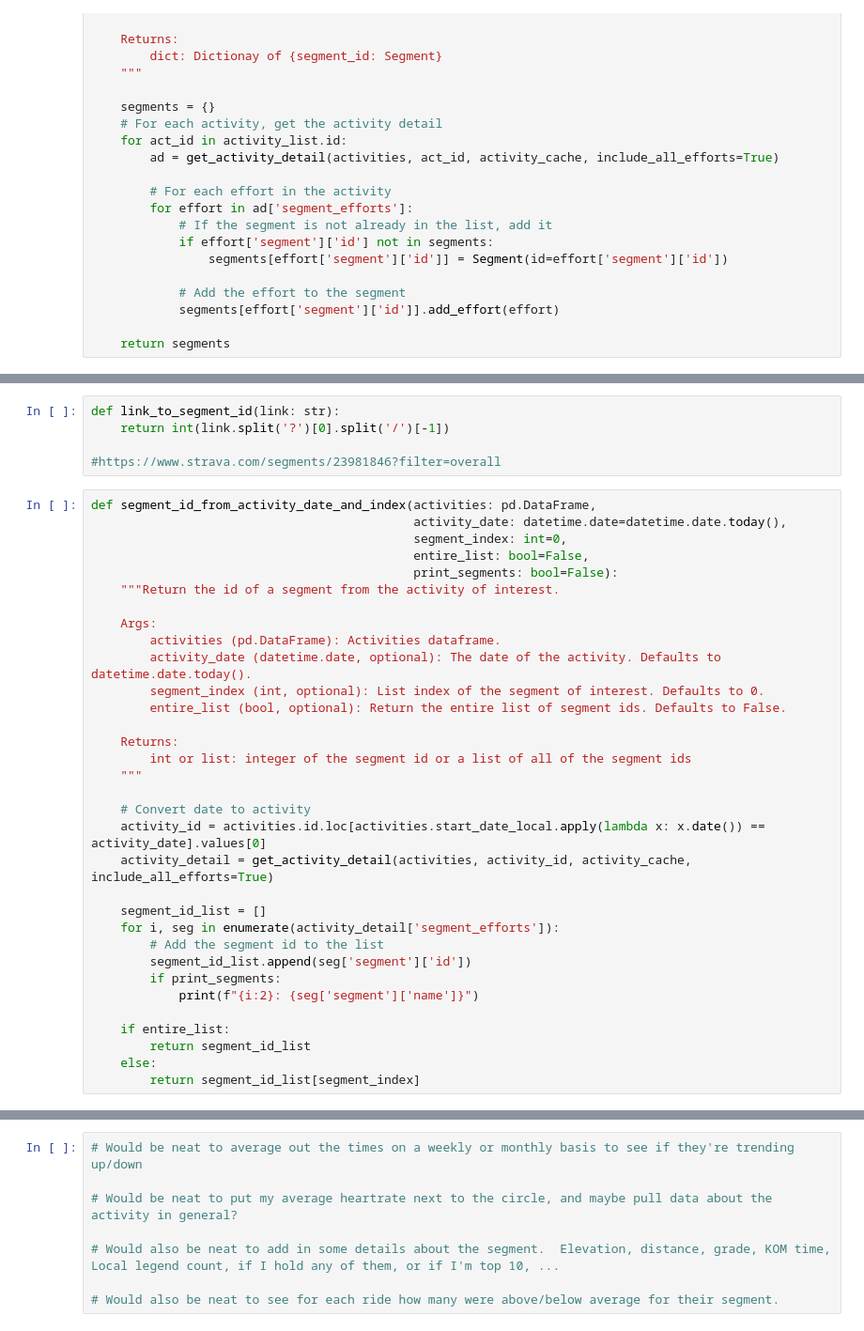
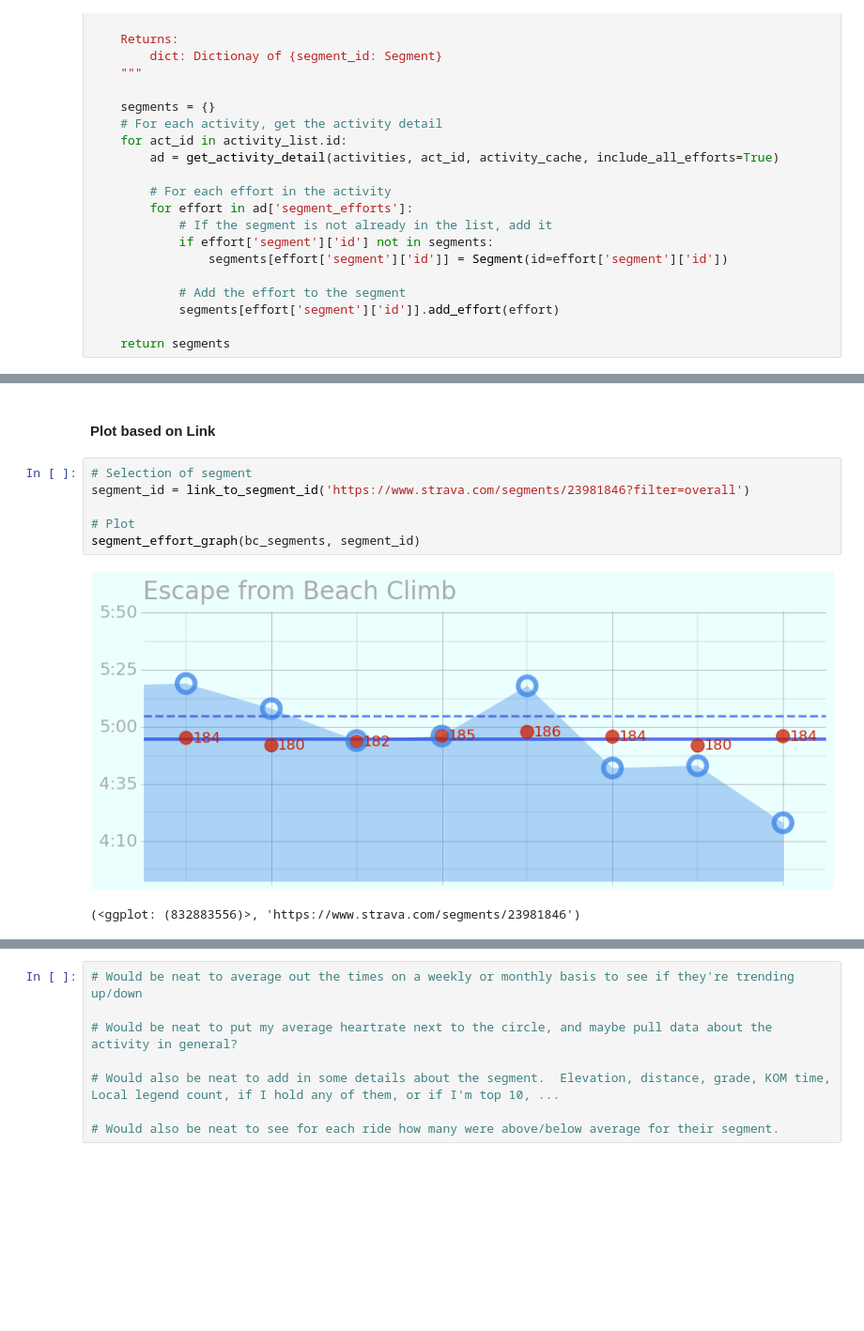
Before and after one commit to NWNHT/StravaPlotting, a Jupyter notebook: src/segments.ipynb, the cells around one changed output, grey strips where cells are left out. Shown at 94% size. Drawn from its saved outputs; the diff is of its cells as text; blank space fills up the shorter version.

```diff
--- a/src/segments.ipynb
+++ b/src/segments.ipynb
@@ -593,38 +772,11 @@ Found activity 14132622357 in cache.
+# %% [markdown]
+#### Plot based on Link
 # %%
-def link_to_segment_id(link: str):
-    return int(link.split('?')[0].split('/')[-1])
+# Selection of segment
+segment_id = link_to_segment_id('https://www.strava.com/segments/23981846?filter=overall')
 
-#https://www.strava.com/segments/23981846?filter=overall
+# Plot
+segment_effort_graph(bc_segments, segment_id)
+# %% [output]
+[figure, added]
+(<ggplot: (832883556)>, 'https://www.strava.com/segments/23981846')
-# %%
-def segment_id_from_activity_date_and_index(activities: pd.DataFrame,
-                                            activity_date: datetime.date=datetime.date.today(),
-                                            segment_index: int=0,
-                                            entire_list: bool=False,
-                                            print_segments: bool=False):
-    """Return the id of a segment from the activity of interest.
-
-    Args:
-        activities (pd.DataFrame): Activities dataframe.
-        activity_date (datetime.date, optional): The date of the activity. Defaults to datetime.date.today().
-        segment_index (int, optional): List index of the segment of interest. Defaults to 0.
-        entire_list (bool, optional): Return the entire list of segment ids. Defaults to False.
-
-    Returns:
-        int or list: integer of the segment id or a list of all of the segment ids
-    """
-
-    # Convert date to activity
-    activity_id = activities.id.loc[activities.start_date_local.apply(lambda x: x.date()) == activity_date].values[0]
-    activity_detail = get_activity_detail(activities, activity_id, activity_cache, include_all_efforts=True)
-
-    segment_id_list = []
-    for i, seg in enumerate(activity_detail['segment_efforts']):
-        # Add the segment id to the list
-        segment_id_list.append(seg['segment']['id'])
-        if print_segments:
-            print(f"{i:2}: {seg['segment']['name']}")
-
-    if entire_list:
-        return segment_id_list
-    else:
-        return segment_id_list[segment_index]
```
Also changed, not shown: parts of 20 cells of this notebook, 1 other file.
